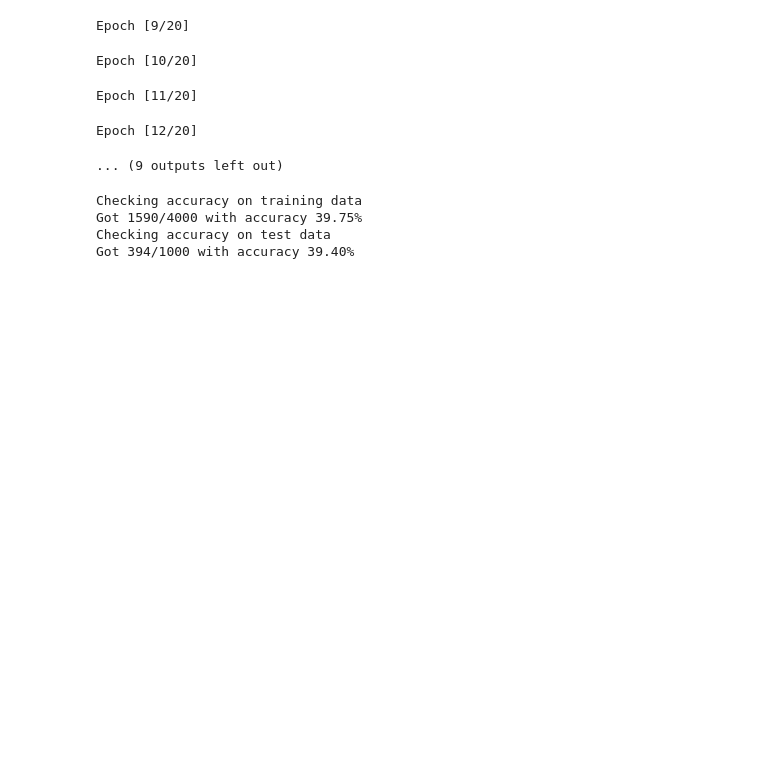
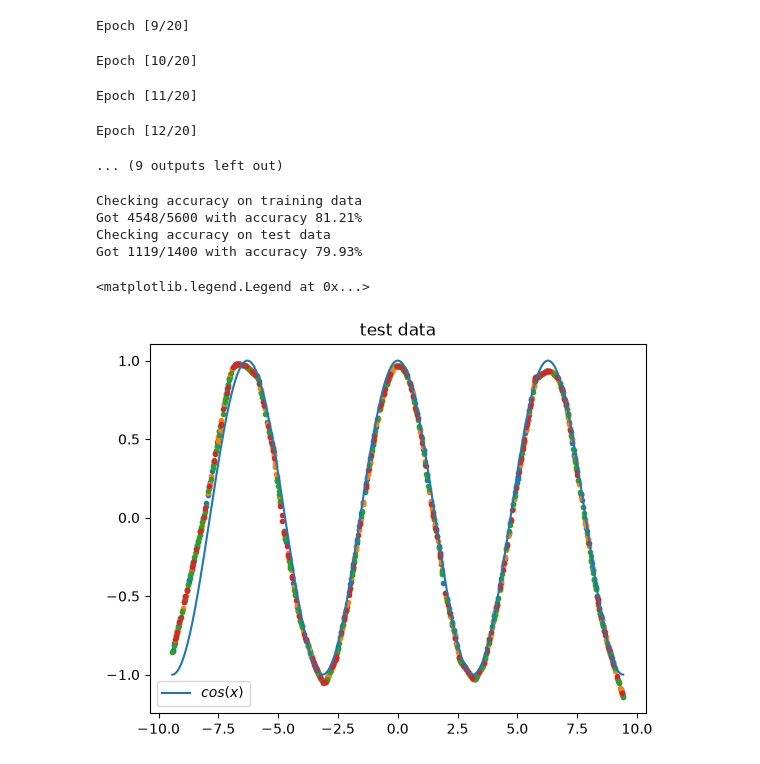
Before and after one commit to elenafolch/MSc-semester-project, a Jupyter notebook: simple1Dnn.ipynb, the cells around one changed output. Cells and saved outputs as stored; diff of their text form; code cells hidden in the pictures; blank space fills up the shorter version.

```diff
--- a/simple1Dnn.ipynb
+++ b/simple1Dnn.ipynb
@@ -16,7 +16,7 @@ from simple1Dnn import onedim_model, xy_dataset
 device = "cuda" if torch.cuda.is_available() else "cpu"
 # %%
 #hyperparameters
-N = 5000 #number of datapoints
+N = 7000 #number of datapoints
 learning_rate = 0.01
 batch_size = 400 #model will compute loss and update parameters after batch_size samples have gone through it
 training_epochs = 20
@@ -26,7 +26,7 @@ model = onedim_model(in_channels=100, num_classes=100).to(device)
 loss = nn.L1Loss()
 optimizer = optim.Adam(model.parameters(), lr=learning_rate)
 # %%
-x = np.linspace(-2*np.pi, 2*np.pi, num = N)
+x = np.linspace(-3*np.pi, 3*np.pi, num = N)
 y = np.cos(x)
 
 rng = np.random.default_rng(42)
@@ -126,6 +126,17 @@ check_accuracy(train_loader, model)
 check_accuracy(test_loader, model)
 # %% [output]
 Checking accuracy on training data
-Got 1590/4000 with accuracy 39.75%
+Got 4548/5600 with accuracy 81.21%
 Checking accuracy on test data
-Got 394/1000 with accuracy 39.40%
+Got 1119/1400 with accuracy 79.93%
+# %%
+plt.title("test data")
+plt.plot(x, y, label="$cos(x)$")
+for (test_data, test_tar) in tqdm(test_loader):
+    scores = model(test_data)
+    plt.scatter(test_data.detach().numpy(), scores.detach().numpy(), marker='.')
+
+plt.legend()
+# %% [output]
+<matplotlib.legend.Legend at 0x...>
+[figure, added]
```
Also changed, not shown: 7 other files.
